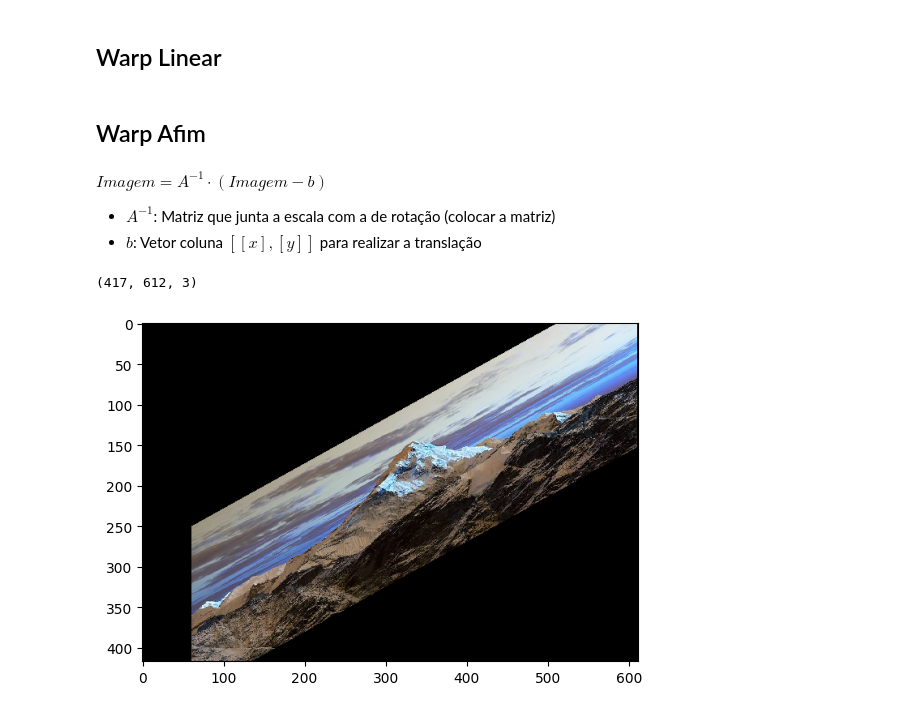
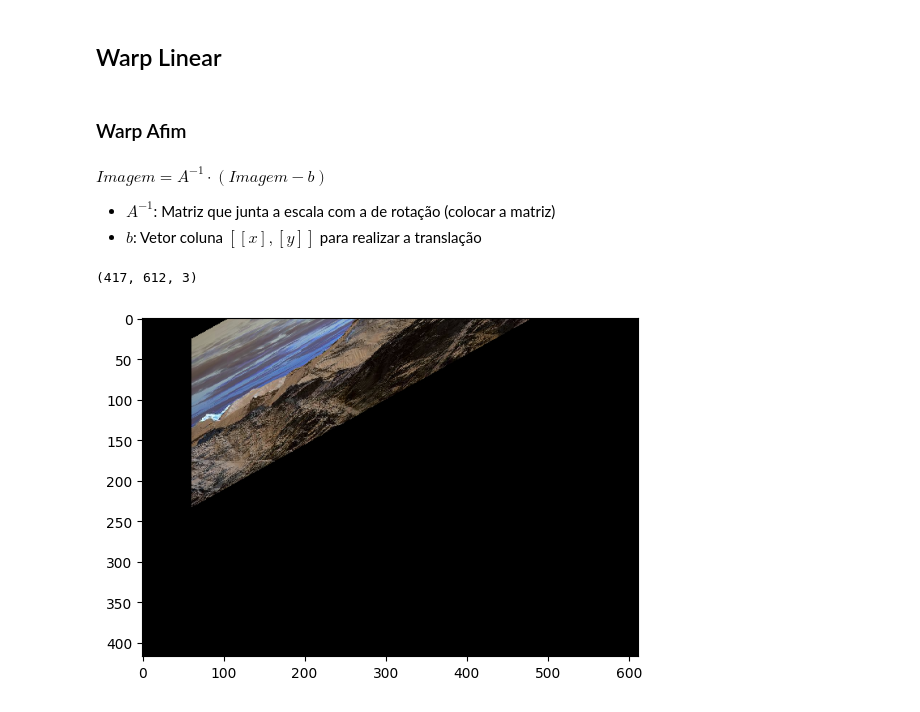
Before and after one commit to andrevale99/VISAO_ROBOTICA, a Jupyter notebook: 05_FILTRAGEM_DE_IMAGENS/Filtragem_de_imagens.ipynb, the cells around one changed output. Cells and saved outputs as stored; diff of their text form; code cells hidden in the pictures.

```diff
--- a/05_FILTRAGEM_DE_IMAGENS/Filtragem_de_imagens.ipynb
+++ b/05_FILTRAGEM_DE_IMAGENS/Filtragem_de_imagens.ipynb
@@ -4,19 +4,16 @@ import matplotlib.pyplot as plt
 from matplotlib.pyplot import figure
 import numpy as np
 import os
-from google.colab.patches import cv2_imshow
-from google.colab import drive
 
-drive.mount('/content/drive')
 
-os.chdir('/content/drive/MyDrive/Colab Notebooks/Mestrado/VISAO_ROBOTICA/05_FILTRAGEM_DE_IMAGENS')
+PATH = "/home/andre/Documents/Git/VISAO_ROBOTICA_EGM0008/04_CALIBRACAO_DE_CAMERA/"
+PATH_IMG = "/home/andre/Documents/Git/VISAO_ROBOTICA_EGM0008/IMAGENS/"
 
-PATH = os.getcwd()
 print(PATH)
 print(os.listdir())
 print(cv.__version__)
 
-img_original = cv.imread(os.listdir()[3])
+img_original = cv.imread(PATH_IMG+os.listdir(PATH_IMG)[2])
 img_gray = cv.cvtColor(img_original, cv.COLOR_BGR2GRAY)
 
 def cm_to_inch(value):
@@ -114,7 +143,7 @@ plt.show()
 # %% [output]
 [figure]
 # %%
-img_carrinho = cv.imread(os.listdir()[4])
+img_carrinho = cv.imread(os.listdir()[0])
 print(img_carrinho.shape)
 
 img_carrihno_mask = cv.inRange(img_carrinho, (150,150,128), (255,255,255))
@@ -156,7 +184,7 @@ plt.show()
 # %% [markdown]
 ## Warp Linear
 # %% [markdown]
-## Warp Afim
+### Warp Afim
 # %% [markdown]
 $Imagem = A^{-1} \cdot(Imagem - b)$
 
@@ -165,27 +193,27 @@ $Imagem = A^{-1} \cdot(Imagem - b)$
 # %%
 def warp(img, A, b):
     img_dest = np.zeros_like(img)
 
     for i in range(img.shape[0]):
         for j in range(img.shape[1]):
             coord = np.array([[i], [j]])
             coord_dest = np.linalg.inv(A) @ (coord - b)
 
             x = coord_dest[0,0]
             y = coord_dest[1,0]
 
             if x >= 0 and x < img.shape[0]-1 and y >= 0 and y < img.shape[1]-1:
                 img_dest[i,j] = img[int(x), int(y)]
 
     return img_dest
 
 print(img_original.shape)
 
-img_warp = warp(img_original, [[0.5, -0.50],[0, 0.9]], [[250],[61]])
+img_warp = warp(img_original, [[0.5, -0.50],[0, 0.9]], [[25],[61]])
 
 plt.imshow(img_warp)
 
 plt.show()
 # %% [output]
 (417, 612, 3)
-[figure, old version]
+[figure, new version]
```
Also changed, not shown: parts of 4 cells of this notebook.
